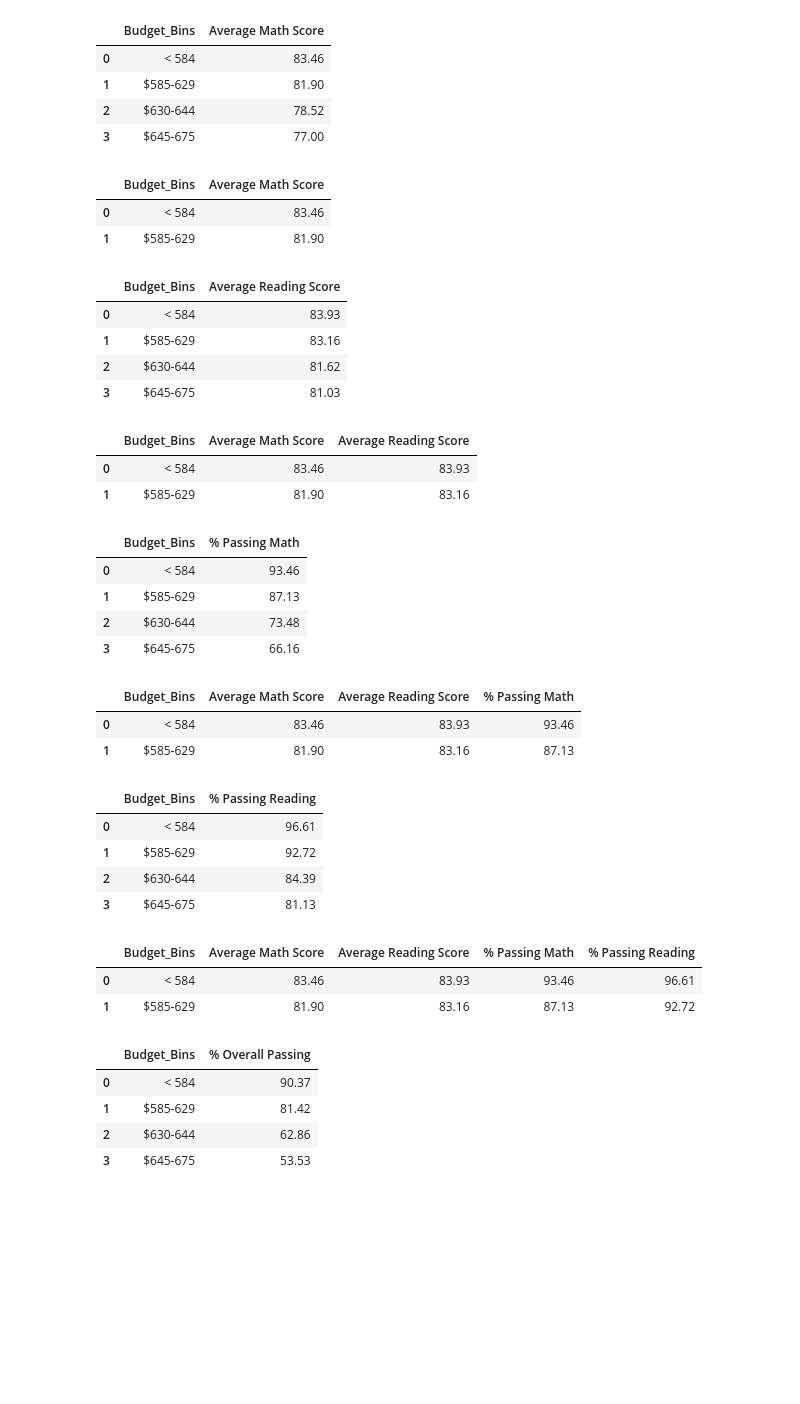
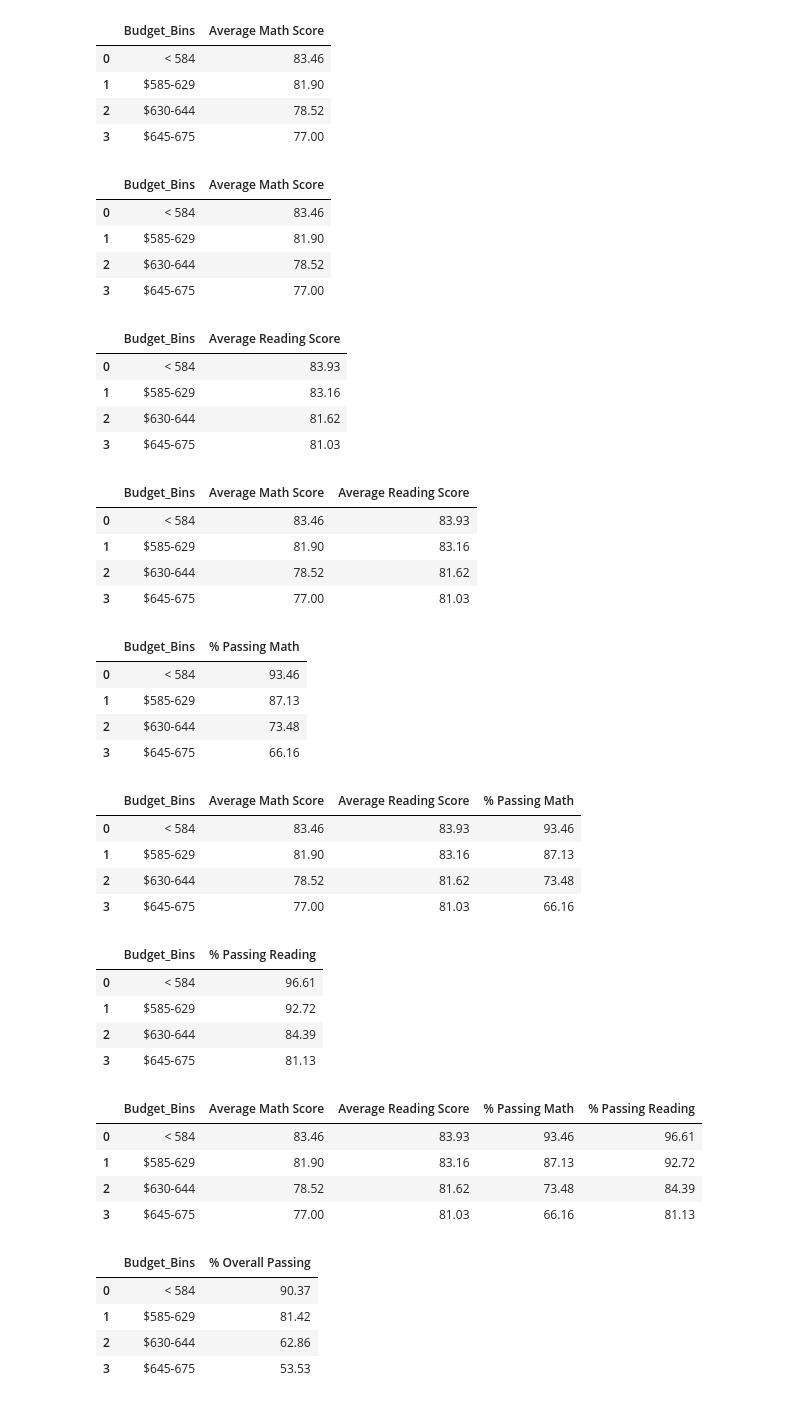
Before and after one commit to strivedi01/pandas-challenge, a Jupyter notebook: PyCitySchools/PyCitySchools_HW.ipynb, the cells around one changed output. Drawn from its saved outputs; the diff is of its cells as text; code cells hidden in the pictures; blank space fills up the shorter version.

```diff
--- a/PyCitySchools/PyCitySchools_HW.ipynb
+++ b/PyCitySchools/PyCitySchools_HW.ipynb
@@ -629,11 +650,13 @@ budget_math_score_df.head()
 # %%
 #Create summary df too columns
 spending_sumary_df=budget_math_score_df
-spending_sumary_df.head(2)
+spending_sumary_df.head()
 # %% [output]
 |  | Budget_Bins | Average Math Score |
 | 0 | < 584 | 83.46 |
 | 1 | $585-629 | 81.90 |
+| 2 | $630-644 | 78.52 |
+| 3 | $645-675 | 77.00 |
 # %%
 budget_reading_score_df = pd.DataFrame(budget_group['Average Reading Score'].mean())
 budget_reading_score_df = round(budget_reading_score_df['Average Reading Score'],2)
@@ -647,11 +670,13 @@ budget_reading_score_df.head()
 | 3 | $645-675 | 81.03 |
 # %%
 spending_sumary_df['Average Reading Score']=budget_reading_score_df['Average Reading Score']
-spending_sumary_df.head(2)
+spending_sumary_df.head()
 # %% [output]
 |  | Budget_Bins | Average Math Score | Average Reading Score |
 | 0 | < 584 | 83.46 | 83.93 |
 | 1 | $585-629 | 81.90 | 83.16 |
+| 2 | $630-644 | 78.52 | 81.62 |
+| 3 | $645-675 | 77.00 | 81.03 |
 # %%
 budget_math_pass_df = pd.DataFrame(budget_group['% Passing Math'].mean())
 budget_math_pass_df = round(budget_math_pass_df['% Passing Math'],2)
@@ -665,11 +690,13 @@ budget_math_pass_df.head()
 | 3 | $645-675 | 66.16 |
 # %%
 spending_sumary_df['% Passing Math']=budget_math_pass_df['% Passing Math']
-spending_sumary_df.head(2)
+spending_sumary_df.head()
 # %% [output]
 |  | Budget_Bins | Average Math Score | Average Reading Score | % Passing Math |
 | 0 | < 584 | 83.46 | 83.93 | 93.46 |
 | 1 | $585-629 | 81.90 | 83.16 | 87.13 |
+| 2 | $630-644 | 78.52 | 81.62 | 73.48 |
+| 3 | $645-675 | 77.00 | 81.03 | 66.16 |
 # %%
 budget_reading_pass_df = pd.DataFrame(budget_group['% Passing Reading'].mean())
 budget_reading_pass_df = round(budget_reading_pass_df['% Passing Reading'],2)
@@ -682,12 +709,14 @@ budget_reading_pass_df.head()
 | 2 | $630-644 | 84.39 |
 | 3 | $645-675 | 81.13 |
 # %%
-spending_sumary_df['% Passing Readi+ng']=budget_reading_pass_df['% Passing Reading']
-spending_sumary_df.head(2)
+spending_sumary_df['% Passing Reading']=budget_reading_pass_df['% Passing Reading']
+spending_sumary_df.head()
 # %% [output]
 |  | Budget_Bins | Average Math Score | Average Reading Score | % Passing Math | % Passing Reading |
 | 0 | < 584 | 83.46 | 83.93 | 93.46 | 96.61 |
 | 1 | $585-629 | 81.90 | 83.16 | 87.13 | 92.72 |
+| 2 | $630-644 | 78.52 | 81.62 | 73.48 | 84.39 |
+| 3 | $645-675 | 77.00 | 81.03 | 66.16 | 81.13 |
 # %%
 budget_overall_pass_df = pd.DataFrame(budget_group['% Overall Passing'].mean())
 budget_overall_pass_df = round(budget_overall_pass_df['% Overall Passing'],2)
```
Also changed, not shown: parts of 39 cells of this notebook, 1 other file.
